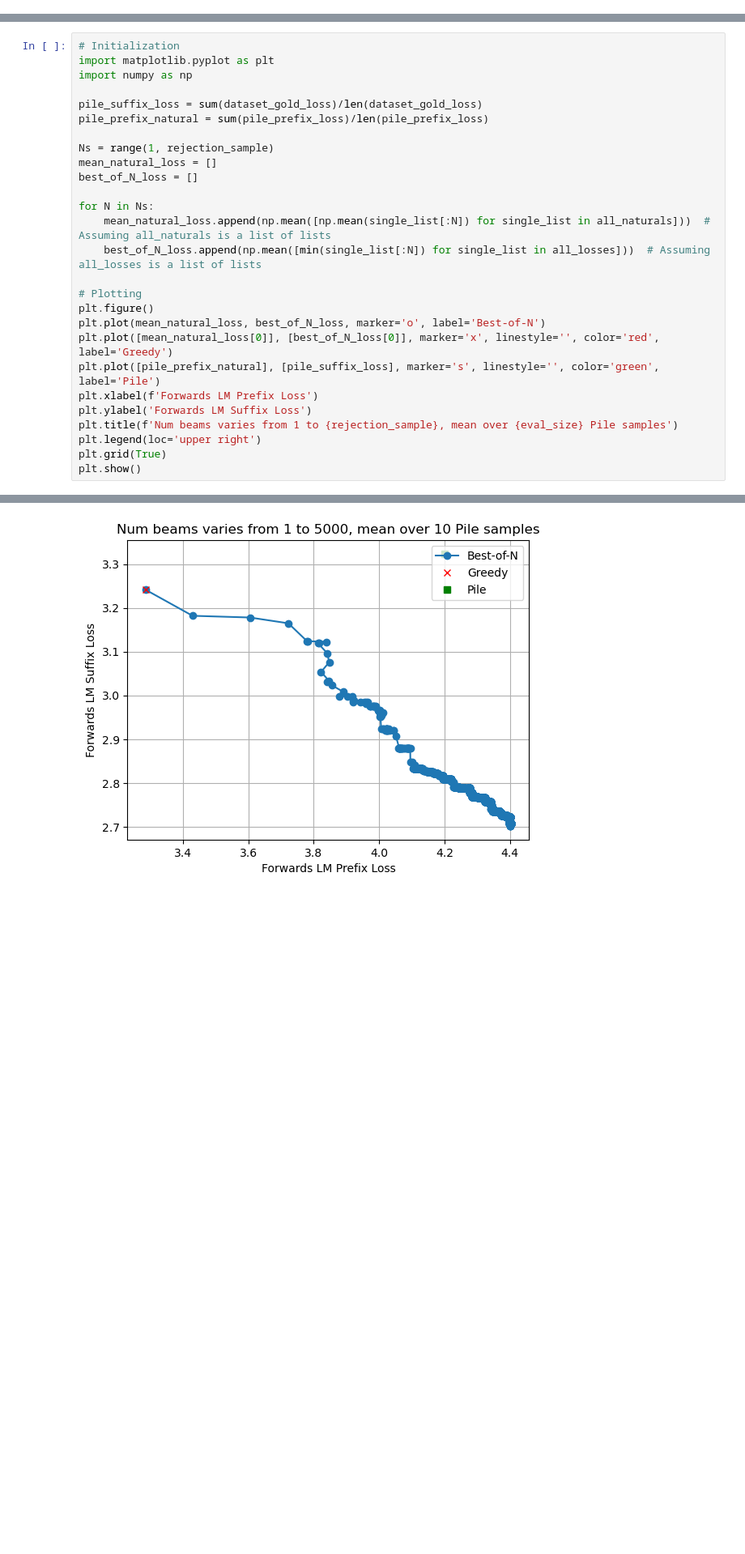
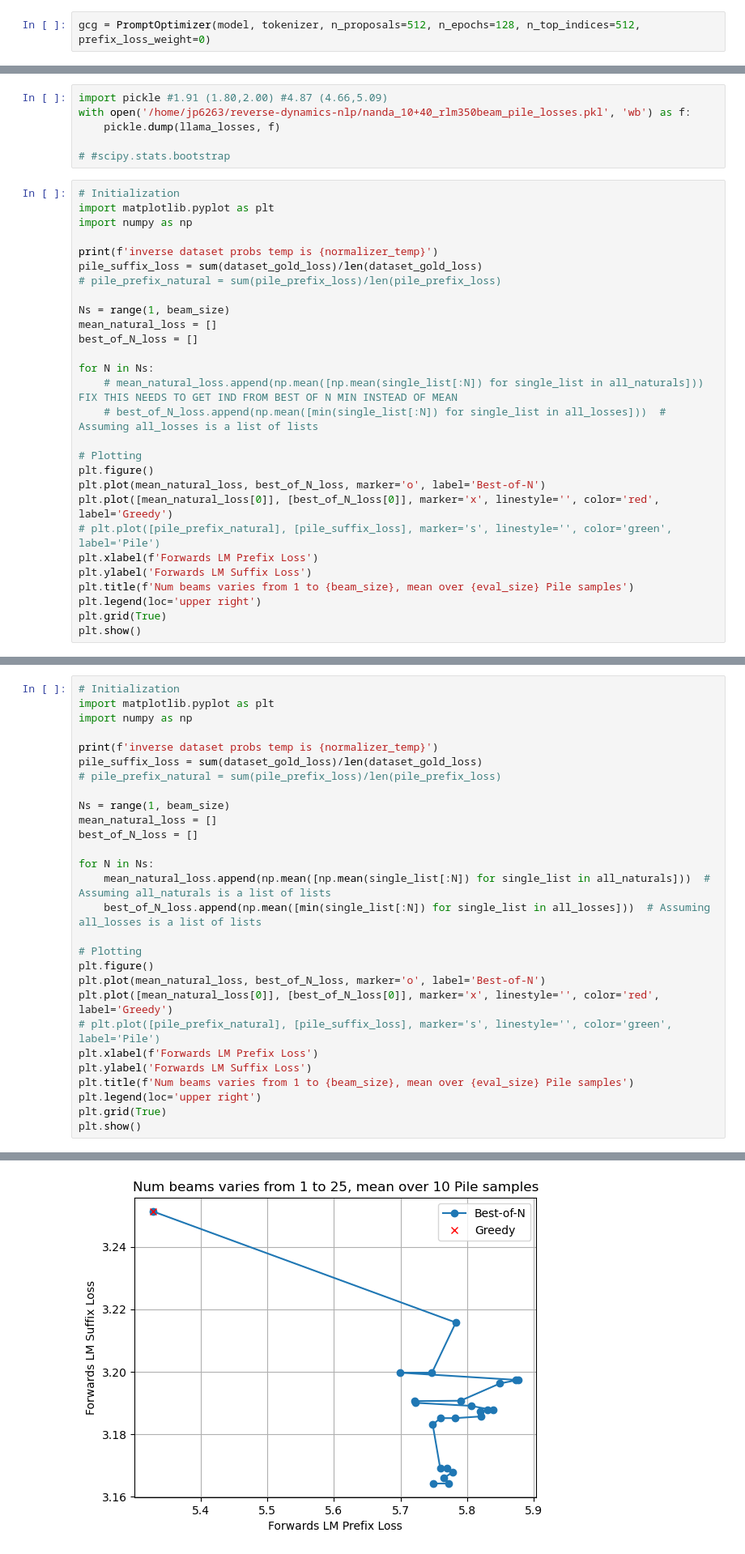
Before and after one commit to abhay-sheshadri/reverse-dynamics-nlp, a Jupyter notebook: jupyworkshop.ipynb, the cells around one changed output, grey strips where cells are left out. Shown at 81% size. Saved outputs shown, nothing was run; the diff lists cells and outputs as text; blank space fills up the shorter version.

```diff
--- a/jupyworkshop.ipynb
+++ b/jupyworkshop.ipynb
@@ -110,0 +348,2 @@ Downloading and preparing dataset json/default to /home/jp6263/.cache/huggingfac
+# %%
+gcg = PromptOptimizer(model, tokenizer, n_proposals=512, n_epochs=128, n_top_indices=512, prefix_loss_weight=0)
@@ -274,0 +937,34 @@ Best loss is 2.7017696022987367
+# %%
+import pickle #1.91 (1.80,2.00) #4.87 (4.66,5.09)
+with open('/home/jp6263/reverse-dynamics-nlp/nanda_10+40_rlm350beam_pile_losses.pkl', 'wb') as f:
+    pickle.dump(llama_losses, f)
+
+# #scipy.stats.bootstrap
+# %%
+# Initialization
+import matplotlib.pyplot as plt
+import numpy as np
+
+print(f'inverse dataset probs temp is {normalizer_temp}')
+pile_suffix_loss = sum(dataset_gold_loss)/len(dataset_gold_loss)
+# pile_prefix_natural = sum(pile_prefix_loss)/len(pile_prefix_loss)
+
+Ns = range(1, beam_size)
+mean_natural_loss = []
+best_of_N_loss = []
+
+for N in Ns:
+    # mean_natural_loss.append(np.mean([np.mean(single_list[:N]) for single_list in all_naturals])) FIX THIS NEEDS TO GET IND FROM BEST OF N MIN INSTEAD OF MEAN
+    # best_of_N_loss.append(np.mean([min(single_list[:N]) for single_list in all_losses]))  # Assuming all_losses is a list of lists
+
+# Plotting
+plt.figure()
+plt.plot(mean_natural_loss, best_of_N_loss, marker='o', label='Best-of-N')
+plt.plot([mean_natural_loss[0]], [best_of_N_loss[0]], marker='x', linestyle='', color='red', label='Greedy')
+# plt.plot([pile_prefix_natural], [pile_suffix_loss], marker='s', linestyle='', color='green', label='Pile')
+plt.xlabel(f'Forwards LM Prefix Loss')
+plt.ylabel('Forwards LM Suffix Loss')
+plt.title(f'Num beams varies from 1 to {beam_size}, mean over {eval_size} Pile samples')
+plt.legend(loc='upper right')
+plt.grid(True)
+plt.show()
@@ -277,10 +976,11 @@ Best loss is 2.7017696022987367
 import matplotlib.pyplot as plt
 import numpy as np
 
+print(f'inverse dataset probs temp is {normalizer_temp}')
 pile_suffix_loss = sum(dataset_gold_loss)/len(dataset_gold_loss)
-pile_prefix_natural = sum(pile_prefix_loss)/len(pile_prefix_loss)
+# pile_prefix_natural = sum(pile_prefix_loss)/len(pile_prefix_loss)
 
-Ns = range(1, rejection_sample)
+Ns = range(1, beam_size)
 mean_natural_loss = []
 best_of_N_loss = []
 
@@ -292,10 +992,10 @@ for N in Ns:
 plt.figure()
 plt.plot(mean_natural_loss, best_of_N_loss, marker='o', label='Best-of-N')
 plt.plot([mean_natural_loss[0]], [best_of_N_loss[0]], marker='x', linestyle='', color='red', label='Greedy')
-plt.plot([pile_prefix_natural], [pile_suffix_loss], marker='s', linestyle='', color='green', label='Pile')
+# plt.plot([pile_prefix_natural], [pile_suffix_loss], marker='s', linestyle='', color='green', label='Pile')
 plt.xlabel(f'Forwards LM Prefix Loss')
 plt.ylabel('Forwards LM Suffix Loss')
-plt.title(f'Num beams varies from 1 to {rejection_sample}, mean over {eval_size} Pile samples')
+plt.title(f'Num beams varies from 1 to {beam_size}, mean over {eval_size} Pile samples')
 plt.legend(loc='upper right')
 plt.grid(True)
 plt.show()
@@ -303,2 +1004,2 @@ plt.show()
-[figure, old version]
+[figure, new version]
 # %%
```
Also changed, not shown: parts of 46 cells of this notebook, 4 other files.
